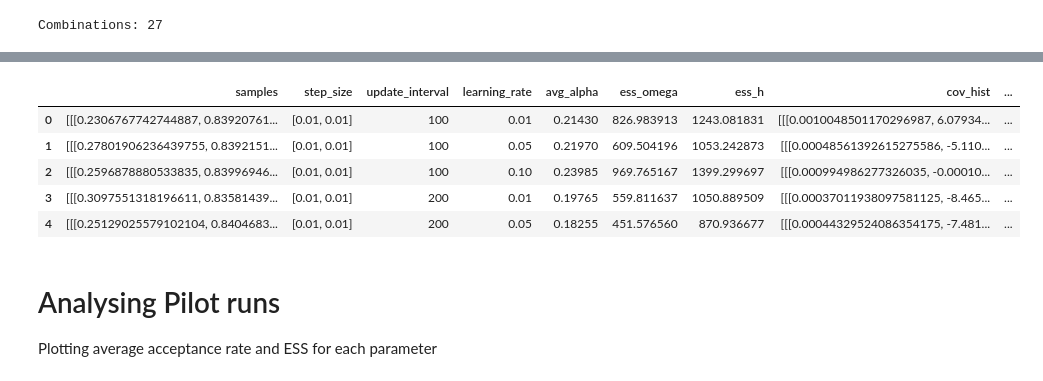
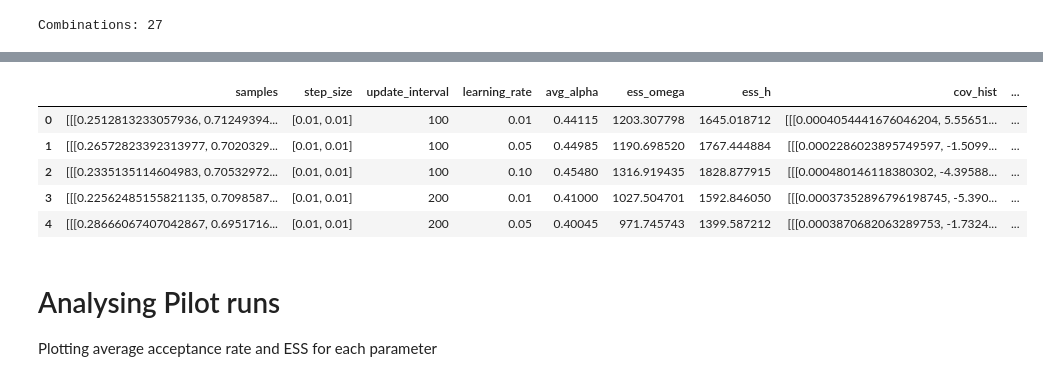
Before and after one commit to josephasal/cosmo_inference, a Jupyter notebook: mcmc/tuning_mcmc.ipynb, the cells around one changed output, grey strips where cells are left out. Saved outputs shown, nothing was run; the diff lists cells and outputs as text; code cells hidden in the pictures.

```diff
--- a/mcmc/tuning_mcmc.ipynb
+++ b/mcmc/tuning_mcmc.ipynb
@@ -112,16 +110,16 @@ results_df.to_pickle("adaptive_mcmc_results_final.pkl")
 # %%
 #loading in the csv with the results of the pilot run
-filepath = '/content/drive/MyDrive/Colab Notebooks/Bayesian Stats in Cosmology/Actual project code/adaptive_mcmc_results_final.pkl'
+filepath = '/content/drive/MyDrive/Colab Notebooks/Bayesian Stats in Cosmology/Restructured code/pilot_runs_adaptive_results.pkl'
 results_df = pd.read_pickle(filepath)
 
 results_df.head()
 # %% [output]
 |  | samples | step_size | update_interval | learning_rate | avg_alpha | ess_omega | ess_h | cov_hist | ... |
-| 0 | [[[0.2306767742744887, 0.83920761... | [0.01, 0.01] | 100 | 0.01 | 0.21430 | 826.983913 | 1243.081831 | [[[0.0010048501170296987, 6.07934... | ... |
-| 1 | [[[0.27801906236439755, 0.8392151... | [0.01, 0.01] | 100 | 0.05 | 0.21970 | 609.504196 | 1053.242873 | [[[0.00048561392615275586, -5.110... | ... |
-| 2 | [[[0.2596878880533835, 0.83996946... | [0.01, 0.01] | 100 | 0.10 | 0.23985 | 969.765167 | 1399.299697 | [[[0.000994986277326035, -0.00010... | ... |
-| 3 | [[[0.3097551318196611, 0.83581439... | [0.01, 0.01] | 200 | 0.01 | 0.19765 | 559.811637 | 1050.889509 | [[[0.00037011938097581125, -8.465... | ... |
-| 4 | [[[0.25129025579102104, 0.8404683... | [0.01, 0.01] | 200 | 0.05 | 0.18255 | 451.576560 | 870.936677 | [[[0.00044329524086354175, -7.481... | ... |
+| 0 | [[[0.2512813233057936, 0.71249394... | [0.01, 0.01] | 100 | 0.01 | 0.44115 | 1203.307798 | 1645.018712 | [[[0.0004054441676046204, 5.55651... | ... |
+| 1 | [[[0.26572823392313977, 0.7020329... | [0.01, 0.01] | 100 | 0.05 | 0.44985 | 1190.698520 | 1767.444884 | [[[0.0002286023895749597, -1.5099... | ... |
+| 2 | [[[0.2335135114604983, 0.70532972... | [0.01, 0.01] | 100 | 0.10 | 0.45480 | 1316.919435 | 1828.877915 | [[[0.000480146118380302, -4.39588... | ... |
+| 3 | [[[0.22562485155821135, 0.7098587... | [0.01, 0.01] | 200 | 0.01 | 0.41000 | 1027.504701 | 1592.846050 | [[[0.00037352896796198745, -5.390... | ... |
+| 4 | [[[0.28666067407042867, 0.6951716... | [0.01, 0.01] | 200 | 0.05 | 0.40045 | 971.745743 | 1399.587212 | [[[0.0003870682063289753, -1.7324... | ... |
 # %% [markdown]
 # Analysing Pilot runs
 Plotting average acceptance rate and ESS for each parameter
```
Also changed, not shown: parts of 11 cells of this notebook.
